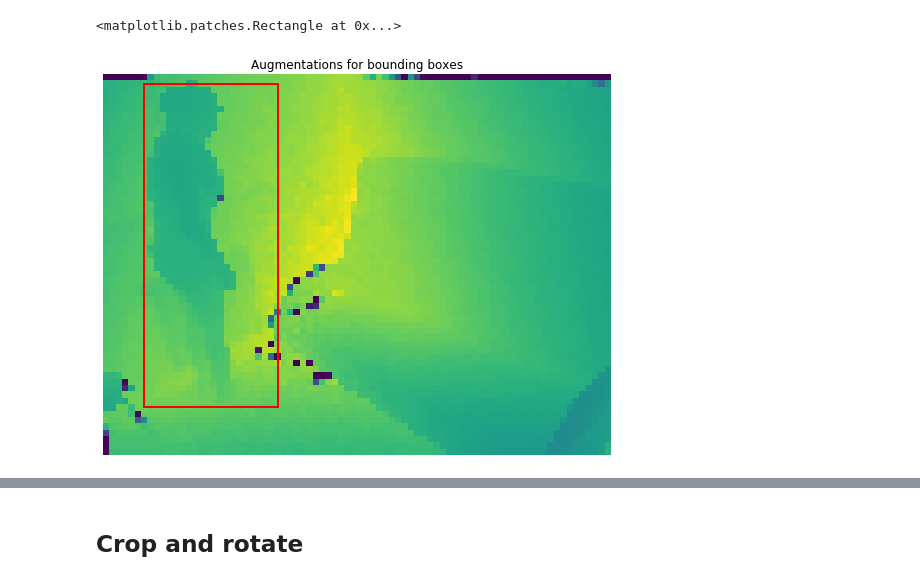
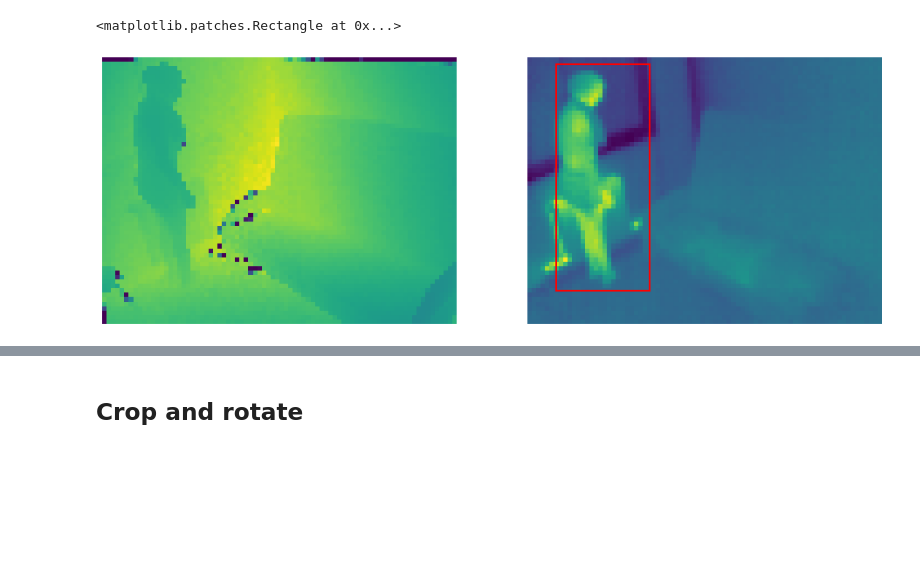
Before and after one commit to AntoineMath/SSD-pytorch-thermal-depth, a Jupyter notebook: notebooks/data_augmentation.ipynb, the cells around one changed output, grey strips where cells are left out. Cells and saved outputs as stored; diff of their text form; code cells hidden in the pictures; blank space fills up the shorter version.

Commit message:
data augmentation pipeline for depth_thermal images

```diff
--- a/notebooks/data_augmentation.ipynb
+++ b/notebooks/data_augmentation.ipynb
@@ -9,32 +9,36 @@ import matplotlib.patches as patches
 # %%
 image = np.load('/home/mathurin/prudence/fusion/Serie27/Array/thermal_depth17.npy')
 mean = np.mean(image, axis=(0,1))
 std = np.std(image, axis=(0,1))
 
 # Standardization
 image = (image-mean)/std
 image = image.astype('float32')
 depth_image = image[:, :, 0]
 thermal_image = image[:, :, 1]
+
 
 bbox = (6,1,22,57)
 w = bbox[2] - bbox[1]
 h = bbox[3] - bbox[0]
 
 bbs = BoundingBox(6,1,22,57)
 
 
 
 image_stack = [depth_image, thermal_image]
 
 # Create a Rectangle patch
-rect = patches.Rectangle((bbox[0],bbox[1]),w,h,linewidth=2,edgecolor='r',facecolor='none')
+rect = patches.Rectangle((bbox[0],bbox[1]), w, h, linewidth=2, edgecolor='r', facecolor='none')
 
-fig, ax = plt.subplots(figsize=(10, 7))
-ax.axis('off')
-plt.title('Augmentations for bounding boxes')
-ax.imshow(depth_image)
-ax.add_patch(rect)
+fig, (ax1, ax2) = plt.subplots(ncols=2, figsize=(16,8))
+
+ax1.axis('off')
+ax1.imshow(depth_image)
+
+ax2.axis('off')
+ax2.imshow(thermal_image)
+ax2.add_patch(rect)
 # %% [output]
 <matplotlib.patches.Rectangle at 0x...>
-[figure, old version]
+[figure, new version]
```
Also changed, not shown: parts of 5 cells of this notebook.
